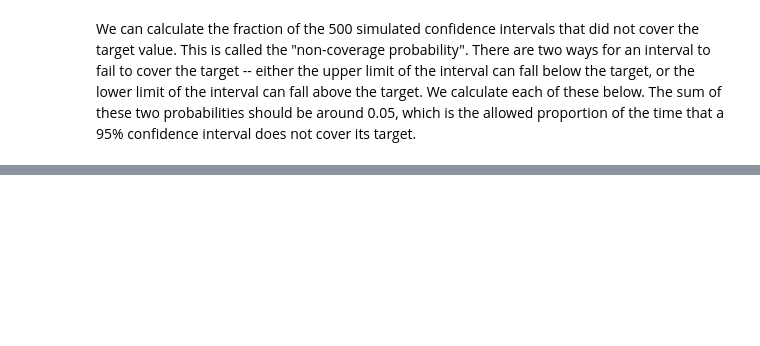
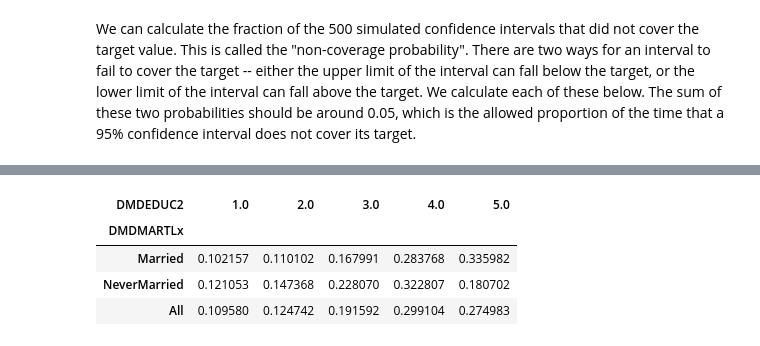
Before and after one commit to arpitsharma27/PythonPractice, a Jupyter notebook: UniversityOf_Michigan_InferentialStatistical_Week2_LabExercises.ipynb, the cells around one changed output, grey strips where cells are left out. Cells and saved outputs as stored; diff of their text form; code cells hidden in the pictures; blank space fills up the shorter version.

```diff
--- a/UniversityOf_Michigan_InferentialStatistical_Week2_LabExercises.ipynb
+++ b/UniversityOf_Michigan_InferentialStatistical_Week2_LabExercises.ipynb
@@ -639,0 +764,8 @@ print(np.mean(ci[:, 0] > mn)) # Lower limit falls above the target
+# %%
+pd.crosstab(women_35_50.DMDMARTLx,women_35_50.DMDEDUC2,margins=True,normalize='index')#
+# %% [output]
+| DMDEDUC2 | 1.0 | 2.0 | 3.0 | 4.0 | 5.0 |
+| DMDMARTLx |  |  |  |  |  |
+| Married | 0.102157 | 0.110102 | 0.167991 | 0.283768 | 0.335982 |
+| NeverMarried | 0.121053 | 0.147368 | 0.228070 | 0.322807 | 0.180702 |
+| All | 0.109580 | 0.124742 | 0.191592 | 0.299104 | 0.274983 |
```
Also changed, not shown: parts of 31 cells of this notebook.
